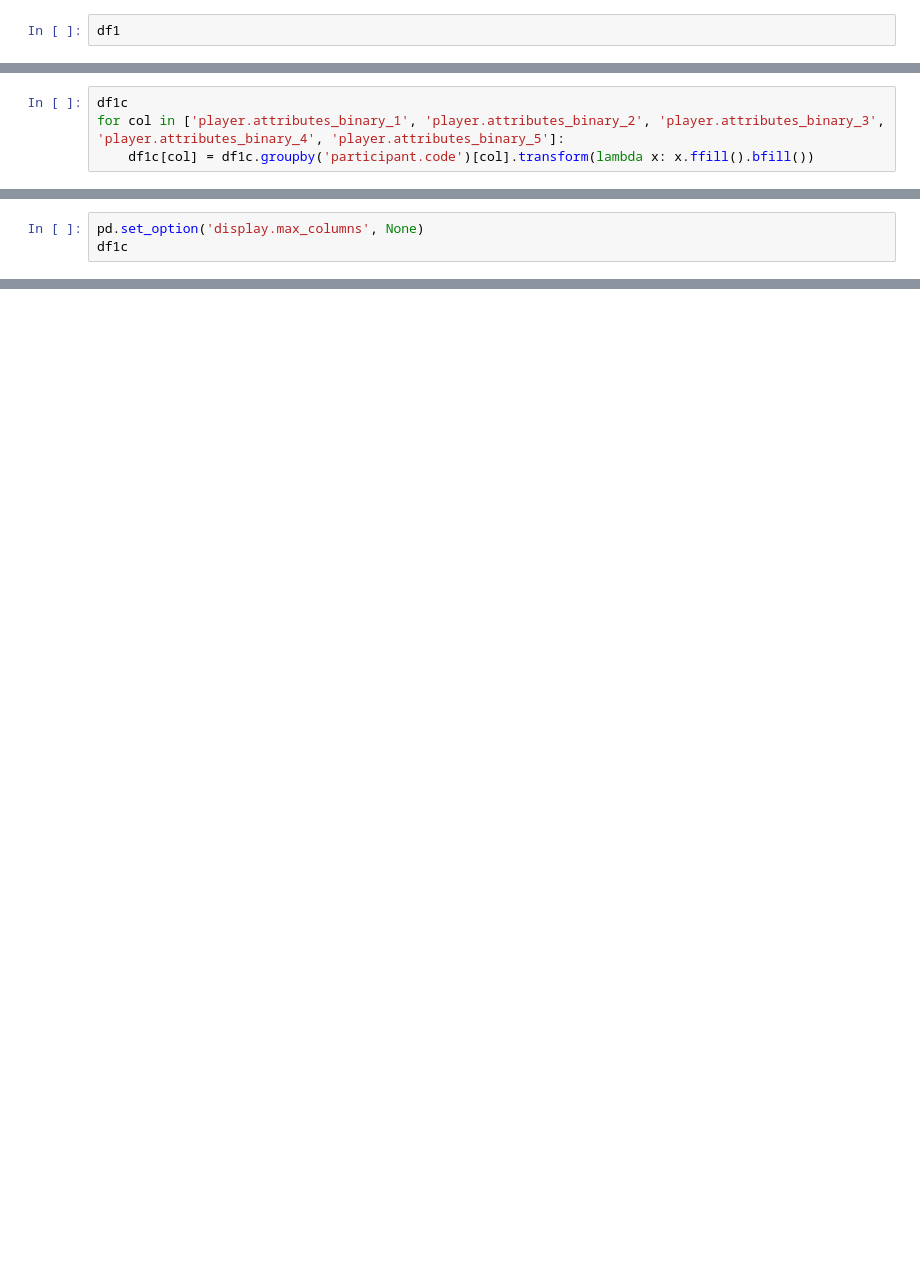
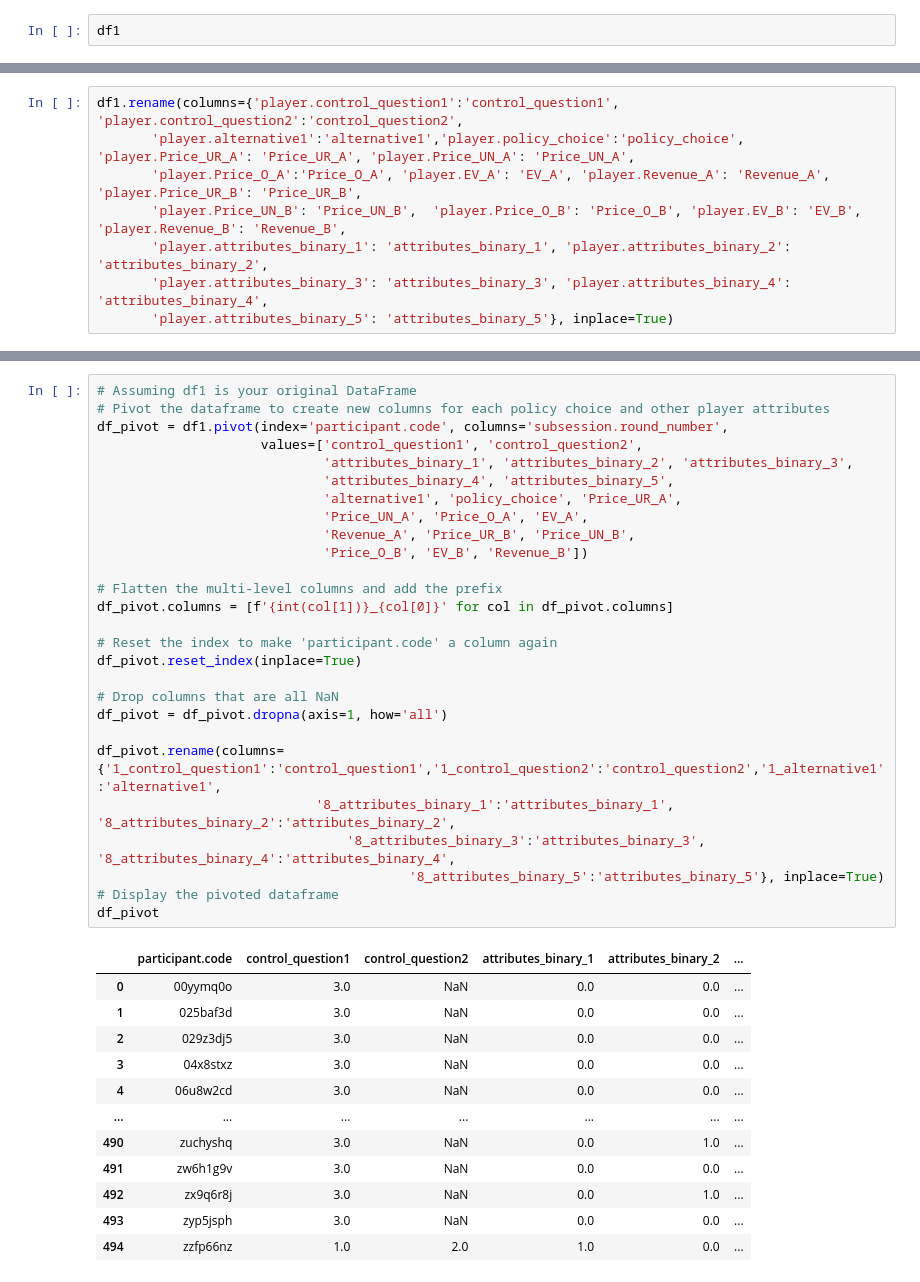
Before and after one commit to saraghivarello/APlanet, a Jupyter notebook: Pilot_2/Rearrange_datasets/part2_to_rows.ipynb, the cells around one changed output, grey strips where cells are left out. Saved outputs shown, nothing was run; the diff lists cells and outputs as text; blank space fills up the shorter version.

```diff
--- a/Pilot_2/Rearrange_datasets/part2_to_rows.ipynb
+++ b/Pilot_2/Rearrange_datasets/part2_to_rows.ipynb
@@ -101,4 +35,0 @@ ValueError: Length of values (2672) does not match length of index (3960)
-# %%
-df1c
-for col in ['player.attributes_binary_1', 'player.attributes_binary_2', 'player.attributes_binary_3', 'player.attributes_binary_4', 'player.attributes_binary_5']:
-    df1c[col] = df1c.groupby('participant.code')[col].transform(lambda x: x.ffill().bfill())
@@ -162,3 +35,0 @@ pla
-# %%
-pd.set_option('display.max_columns', None)
-df1c
@@ -187 +51,9 @@ filtered_df = filtered_df.dropna(subset=['player.random_block'])
+# %%
+df1.rename(columns={'player.control_question1':'control_question1', 'player.control_question2':'control_question2',
+       'player.alternative1':'alternative1','player.policy_choice':'policy_choice', 'player.Price_UR_A': 'Price_UR_A', 'player.Price_UN_A': 'Price_UN_A',
+       'player.Price_O_A':'Price_O_A', 'player.EV_A': 'EV_A', 'player.Revenue_A': 'Revenue_A', 'player.Price_UR_B': 'Price_UR_B',
+       'player.Price_UN_B': 'Price_UN_B',  'player.Price_O_B': 'Price_O_B', 'player.EV_B': 'EV_B', 'player.Revenue_B': 'Revenue_B',
+       'player.attributes_binary_1': 'attributes_binary_1', 'player.attributes_binary_2': 'attributes_binary_2',
+       'player.attributes_binary_3': 'attributes_binary_3', 'player.attributes_binary_4': 'attributes_binary_4',
+       'player.attributes_binary_5': 'attributes_binary_5'}, inplace=True)
 # %%
@@ -188,0 +61,40 @@ filtered_df.to_excel(r"C:\Users\PcLaptop\Documents\GitHub\APlanet\Pilot_1\Rearra
+# %%
+# Assuming df1 is your original DataFrame
+# Pivot the dataframe to create new columns for each policy choice and other player attributes
+df_pivot = df1.pivot(index='participant.code', columns='subsession.round_number',
+                     values=['control_question1', 'control_question2',
+                             'attributes_binary_1', 'attributes_binary_2', 'attributes_binary_3',
+                             'attributes_binary_4', 'attributes_binary_5',
+                             'alternative1', 'policy_choice', 'Price_UR_A',
+                             'Price_UN_A', 'Price_O_A', 'EV_A',
+                             'Revenue_A', 'Price_UR_B', 'Price_UN_B',
+                             'Price_O_B', 'EV_B', 'Revenue_B'])
+
+# Flatten the multi-level columns and add the prefix
+df_pivot.columns = [f'{int(col[1])}_{col[0]}' for col in df_pivot.columns]
+
+# Reset the index to make 'participant.code' a column again
+df_pivot.reset_index(inplace=True)
+
+# Drop columns that are all NaN
+df_pivot = df_pivot.dropna(axis=1, how='all')
+
+df_pivot.rename(columns={'1_control_question1':'control_question1','1_control_question2':'control_question2','1_alternative1':'alternative1',
+                            '8_attributes_binary_1':'attributes_binary_1', '8_attributes_binary_2':'attributes_binary_2',
+                                '8_attributes_binary_3':'attributes_binary_3', '8_attributes_binary_4':'attributes_binary_4',
+                                        '8_attributes_binary_5':'attributes_binary_5'}, inplace=True)
+# Display the pivoted dataframe
+df_pivot
+# %% [output]
+|  | participant.code | control_question1 | control_question2 | attributes_binary_1 | attributes_binary_2 | ... |
+| 0 | 00yymq0o | 3.0 | NaN | 0.0 | 0.0 | ... |
+| 1 | 025baf3d | 3.0 | NaN | 0.0 | 0.0 | ... |
+| 2 | 029z3dj5 | 3.0 | NaN | 0.0 | 0.0 | ... |
+| 3 | 04x8stxz | 3.0 | NaN | 0.0 | 0.0 | ... |
+| 4 | 06u8w2cd | 3.0 | NaN | 0.0 | 0.0 | ... |
+| ... | ... | ... | ... | ... | ... | ... |
+| 490 | zuchyshq | 3.0 | NaN | 0.0 | 1.0 | ... |
+| 491 | zw6h1g9v | 3.0 | NaN | 0.0 | 0.0 | ... |
+| 492 | zx9q6r8j | 3.0 | NaN | 0.0 | 1.0 | ... |
+| 493 | zyp5jsph | 3.0 | NaN | 0.0 | 0.0 | ... |
+| 494 | zzfp66nz | 1.0 | 2.0 | 1.0 | 0.0 | ... |
```
Also changed, not shown: parts of 26 cells of this notebook, 40 other files.
